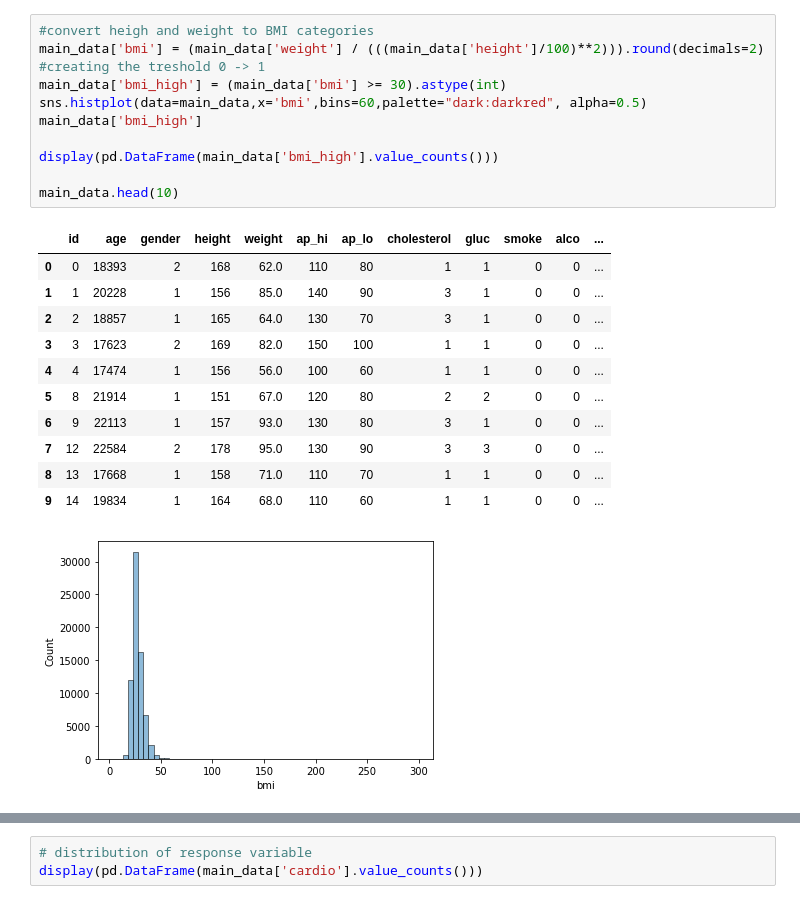
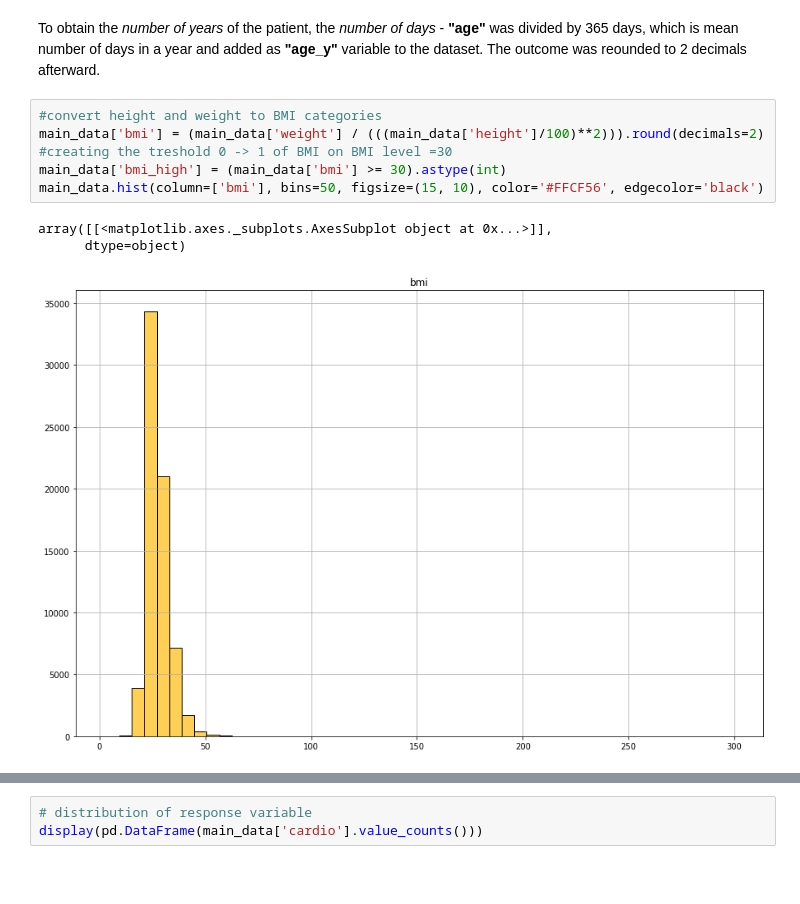
Before and after one commit to GregoryDzej/Big-Data-Python-task, a Jupyter notebook: Big_data_Cardio_.ipynb, the cells around one changed output, grey strips where cells are left out. Cells and saved outputs as stored; diff of their text form; blank space fills up the shorter version.

```diff
--- a/Big_data_Cardio_.ipynb
+++ b/Big_data_Cardio_.ipynb
@@ -139,24 +206,12 @@ sns.histplot(data=main_data,x='age_y',bins=20,palette="dark:darkred", alpha=0.5)
+# %% [markdown]
+To obtain the *number of years* of the patient, the *number of days* - **"age"** was divided by 365 days, which is mean number of days in a year and added as **"age_y"** variable to the dataset. The outcome was reounded to 2 decimals afterward.
 # %%
-#convert heigh and weight to BMI categories
+#convert height and weight to BMI categories
 main_data['bmi'] = (main_data['weight'] / (((main_data['height']/100)**2))).round(decimals=2)
-#creating the treshold 0 -> 1
+#creating the treshold 0 -> 1 of BMI on BMI level =30
 main_data['bmi_high'] = (main_data['bmi'] >= 30).astype(int)
-sns.histplot(data=main_data,x='bmi',bins=60,palette="dark:darkred", alpha=0.5)
-main_data['bmi_high']
-
-display(pd.DataFrame(main_data['bmi_high'].value_counts()))
-
-main_data.head(10)
+main_data.hist(column=['bmi'], bins=50, figsize=(15, 10), color='#FFCF56', edgecolor='black')
 # %% [output]
-|  | id | age | gender | height | weight | ap_hi | ap_lo | cholesterol | gluc | smoke | alco | ... |
-| 0 | 0 | 18393 | 2 | 168 | 62.0 | 110 | 80 | 1 | 1 | 0 | 0 | ... |
-| 1 | 1 | 20228 | 1 | 156 | 85.0 | 140 | 90 | 3 | 1 | 0 | 0 | ... |
-| 2 | 2 | 18857 | 1 | 165 | 64.0 | 130 | 70 | 3 | 1 | 0 | 0 | ... |
-| 3 | 3 | 17623 | 2 | 169 | 82.0 | 150 | 100 | 1 | 1 | 0 | 0 | ... |
-| 4 | 4 | 17474 | 1 | 156 | 56.0 | 100 | 60 | 1 | 1 | 0 | 0 | ... |
-| 5 | 8 | 21914 | 1 | 151 | 67.0 | 120 | 80 | 2 | 2 | 0 | 0 | ... |
-| 6 | 9 | 22113 | 1 | 157 | 93.0 | 130 | 80 | 3 | 1 | 0 | 0 | ... |
-| 7 | 12 | 22584 | 2 | 178 | 95.0 | 130 | 90 | 3 | 3 | 0 | 0 | ... |
-| 8 | 13 | 17668 | 1 | 158 | 71.0 | 110 | 70 | 1 | 1 | 0 | 0 | ... |
-| 9 | 14 | 19834 | 1 | 164 | 68.0 | 110 | 60 | 1 | 1 | 0 | 0 | ... |
+array([[<matplotlib.axes._subplots.AxesSubplot object at 0x...>]],
+      dtype=object)
-[figure, old version]
+[figure, new version]
```
Also changed, not shown: parts of 77 cells of this notebook.
